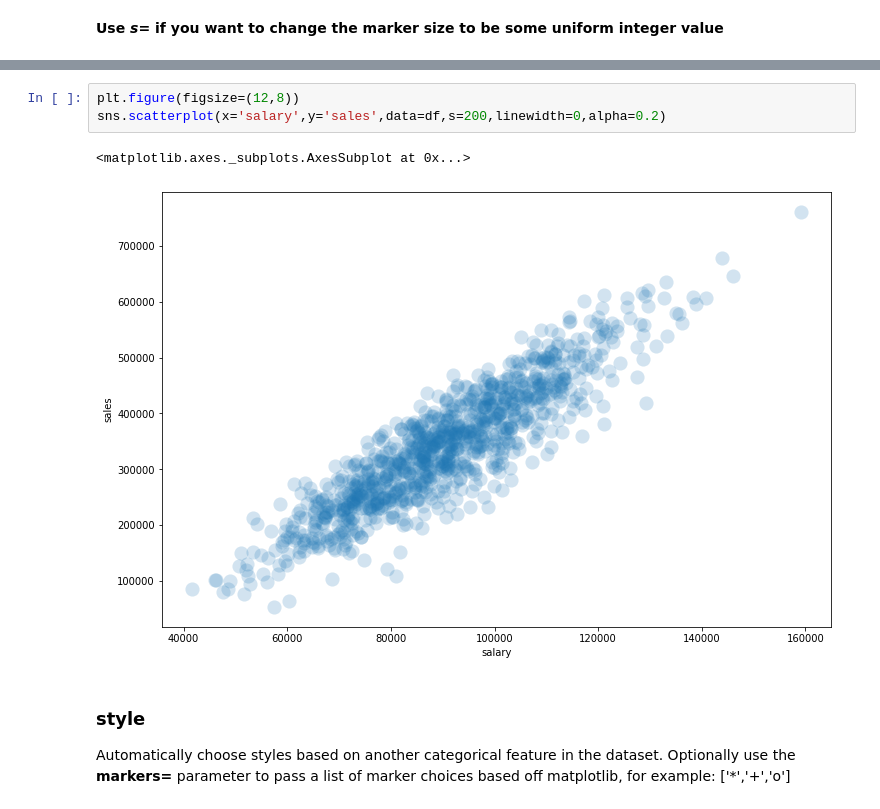
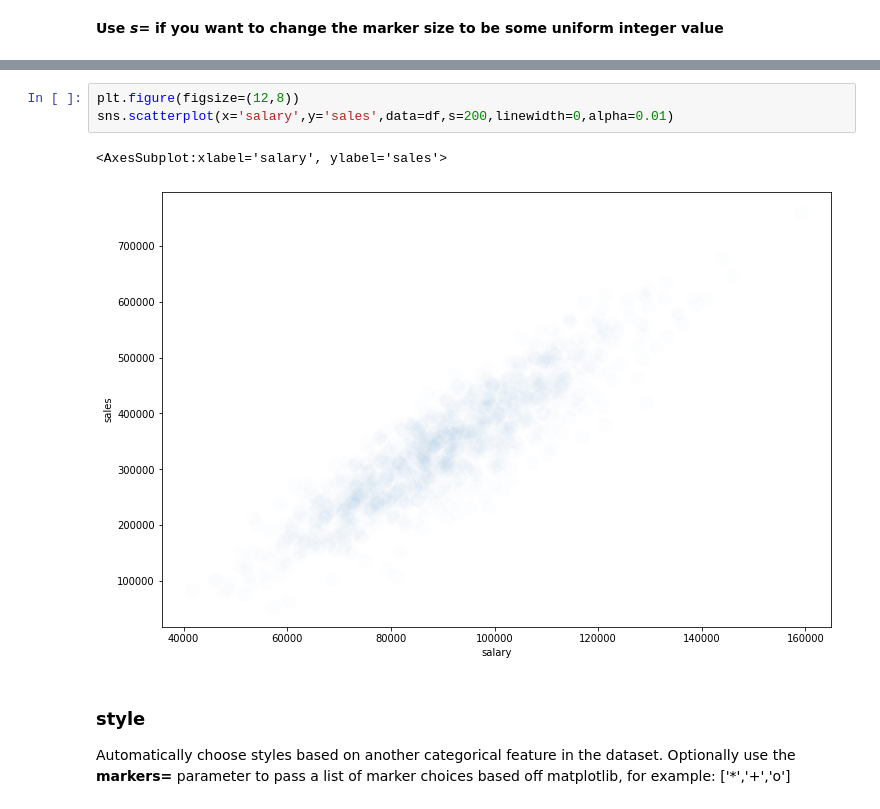
Before and after one commit to 1k2s3v/Data_Science_ML, a Jupyter notebook: Seaborn/00-Scatter-Plots.ipynb, the cells around one changed output, grey strips where cells are left out. Drawn from its saved outputs; the diff is of its cells as text.

```diff
--- a/Seaborn/00-Scatter-Plots.ipynb
+++ b/Seaborn/00-Scatter-Plots.ipynb
@@ -120,9 +120,9 @@ sns.scatterplot(x='salary',y='sales',data=df,s=200)
 # %%
 plt.figure(figsize=(12,8))
-sns.scatterplot(x='salary',y='sales',data=df,s=200,linewidth=0,alpha=0.2)
+sns.scatterplot(x='salary',y='sales',data=df,s=200,linewidth=0,alpha=0.01)
 # %% [output]
-<matplotlib.axes._subplots.AxesSubplot at 0x...>
+<AxesSubplot:xlabel='salary', ylabel='sales'>
-[figure, old version]
+[figure, new version]
 # %% [markdown]
 ### style
 
```
Also changed, not shown: parts of 9 cells of this notebook, 5 other files.
